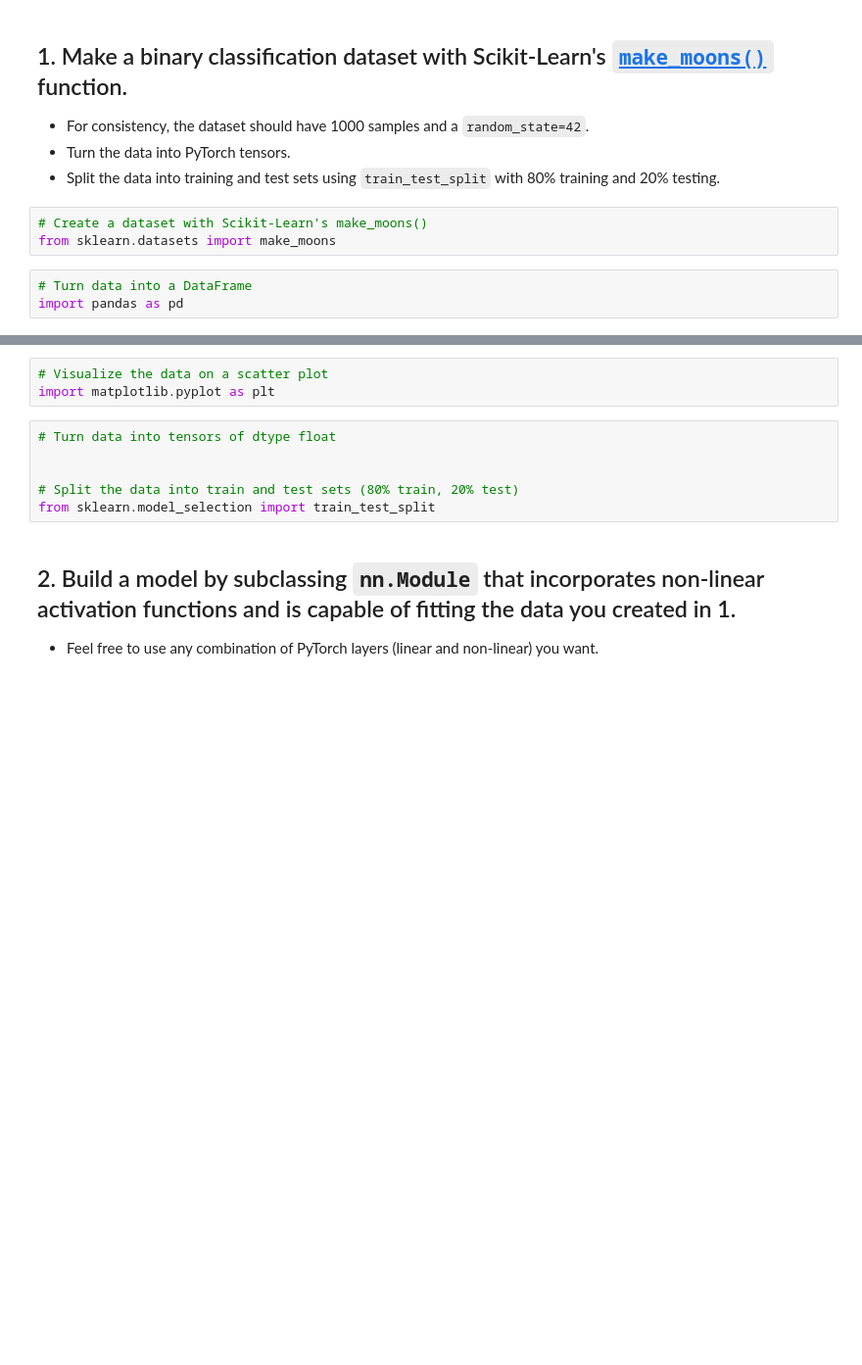
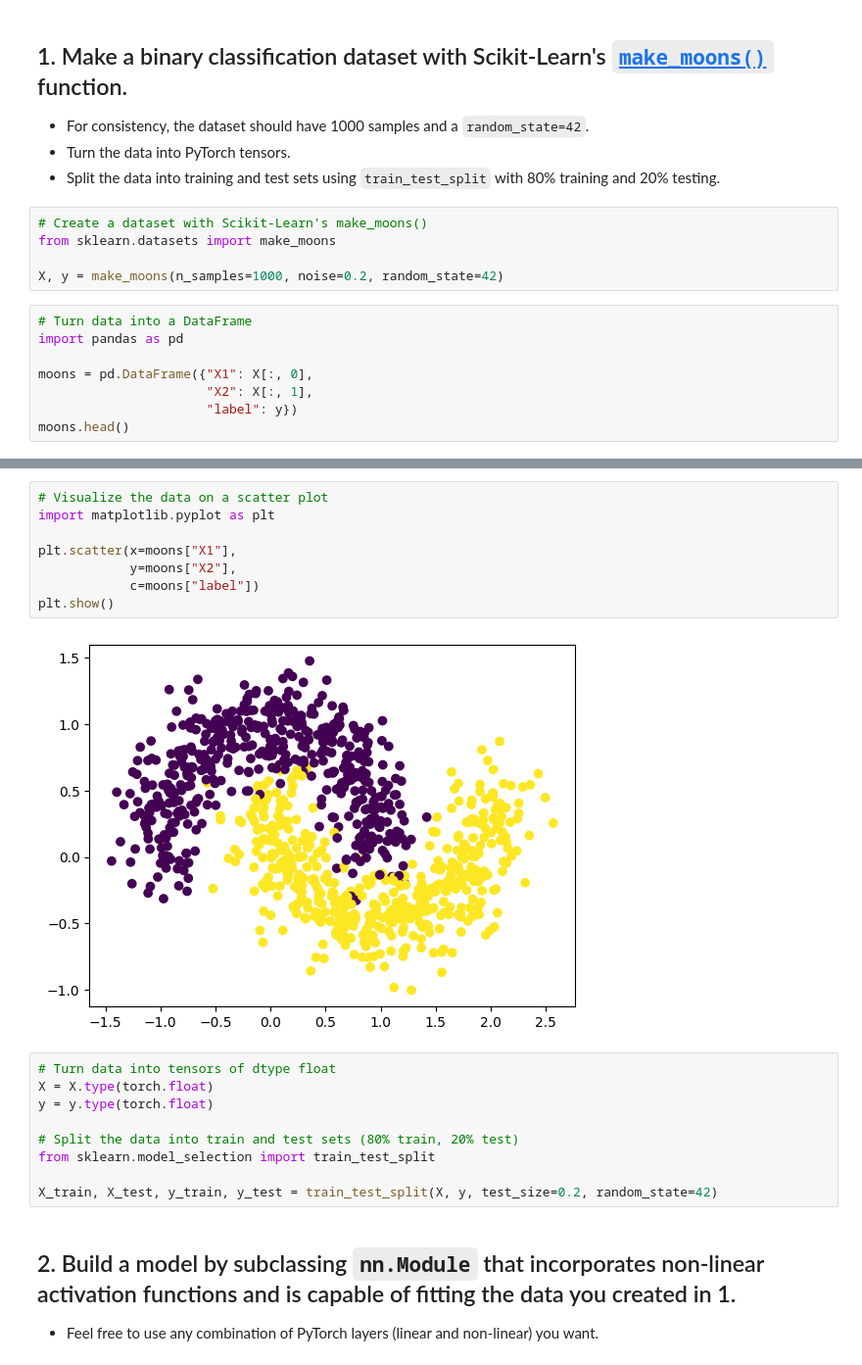
Before and after one commit to Maniacravi/pytorch-deep-learning, a Jupyter notebook: 02_pytorch_classification_exercises.ipynb, the cells around one changed output, grey strips where cells are left out. Shown at 98% size. Saved outputs shown, nothing was run; the diff lists cells and outputs as text; blank space fills up the shorter version.

```diff
--- a/02_pytorch_classification_exercises.ipynb
+++ b/02_pytorch_classification_exercises.ipynb
@@ -31,6 +37,13 @@ RANDOM_SEED = 42
 # %%
 # Create a dataset with Scikit-Learn's make_moons()
 from sklearn.datasets import make_moons
+
+X, y = make_moons(n_samples=1000, noise=0.2, random_state=42)
 # %%
 # Turn data into a DataFrame
 import pandas as pd
+
+moons = pd.DataFrame({"X1": X[:, 0],
+                      "X2": X[:, 1],
+                      "label": y})
+moons.head()
@@ -37,12 +57,22 @@ import pandas as pd
 # %%
 # Visualize the data on a scatter plot
 import matplotlib.pyplot as plt
+
+plt.scatter(x=moons["X1"],
+            y=moons["X2"],
+            c=moons["label"])
+plt.show()
+# %% [output]
+[figure, added]
 # %%
 # Turn data into tensors of dtype float
-
+X = X.type(torch.float)
+y = y.type(torch.float)
 
 # Split the data into train and test sets (80% train, 20% test)
 from sklearn.model_selection import train_test_split
+
+X_train, X_test, y_train, y_test = train_test_split(X, y, test_size=0.2, random_state=42)
 # %% [markdown]
 ## 2. Build a model by subclassing `nn.Module` that incorporates non-linear activation functions and is capable of fitting the data you created in 1.
   * Feel free to use any combination of PyTorch layers (linear and non-linear) you want.
```
Also changed, not shown: parts of 18 cells of this notebook.
